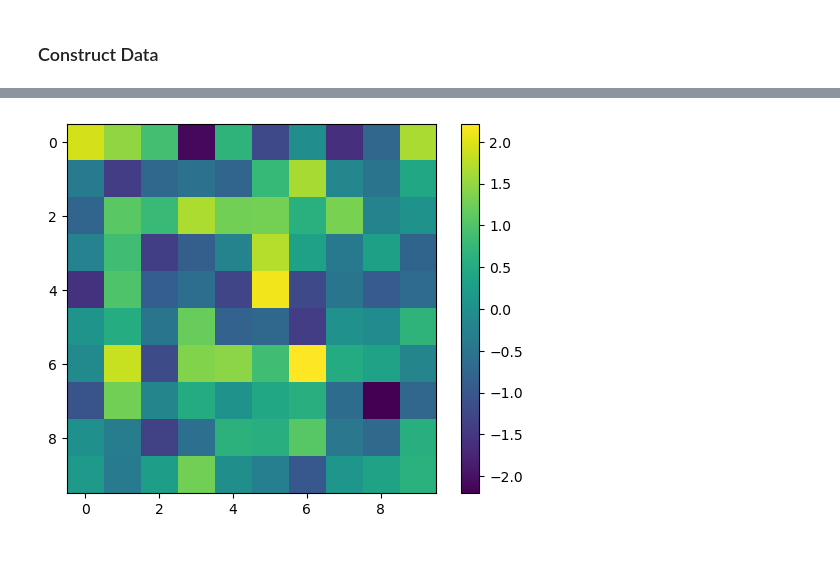
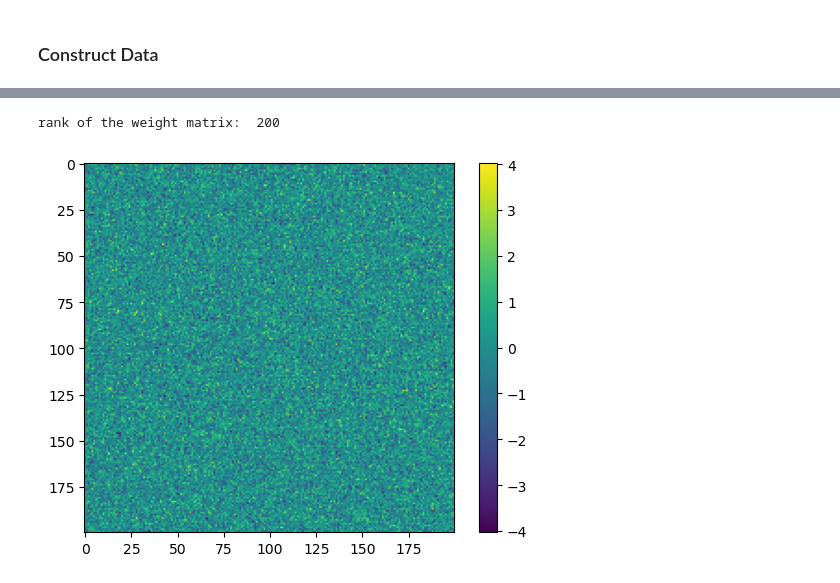
Before and after one commit to wuweizhang0723/func2graph, a Jupyter notebook: notebook/check_data/simulation_data.ipynb, the cells around one changed output, grey strips where cells are left out. Saved outputs shown, nothing was run; the diff lists cells and outputs as text; code cells hidden in the pictures; blank space fills up the shorter version.

```diff
--- a/notebook/check_data/simulation_data.ipynb
+++ b/notebook/check_data/simulation_data.ipynb
@@ -23,7 +12,7 @@ plt.show()
 # %% [markdown]
 ### Construct Data
 # %%
-neuron_num = 10
+neuron_num = 200   #####################
 dt = 0.05
 tau = 10
 
@@ -35,7 +24,7 @@ init_scale = 1
 
 total_time = 30000
 
-random_seed=42
+data_random_seed=42 ######################
 
 weight_type="random"
 
@@ -48,7 +37,7 @@ simulator = data_simulator(
     weight_scale= weight_scale,
     init_scale=init_scale,
     total_time=total_time,
-    random_seed=random_seed,
+    data_random_seed=data_random_seed,
     weight_type=weight_type,
 )
 
@@ -91,8 +81,13 @@ for i in range(neuron_num):
 # %%
 weight_matrix = simulator.W_ij
+
+# compute the rank of the weight matrix
+rank = np.linalg.matrix_rank(weight_matrix.detach().numpy())
+print("rank of the weight matrix: ", rank)
 
 plt.imshow(weight_matrix.detach().numpy())
 plt.colorbar()
 plt.show()
 # %% [output]
+rank of the weight matrix:  200
-[figure, old version]
+[figure, new version]
```
Also changed, not shown: parts of 9 cells of this notebook, 13 other files.
